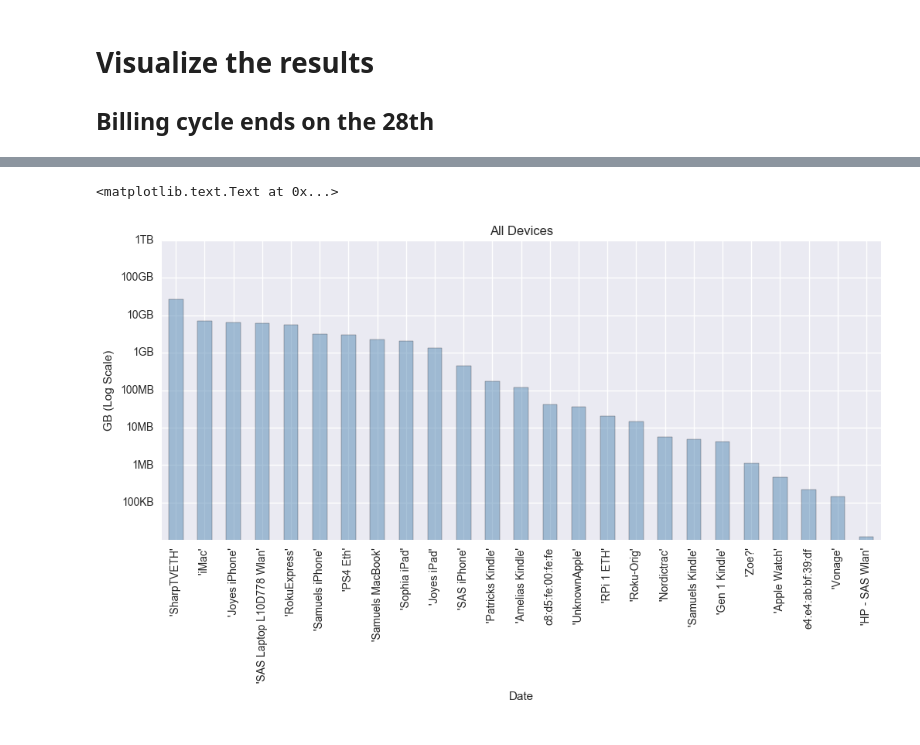
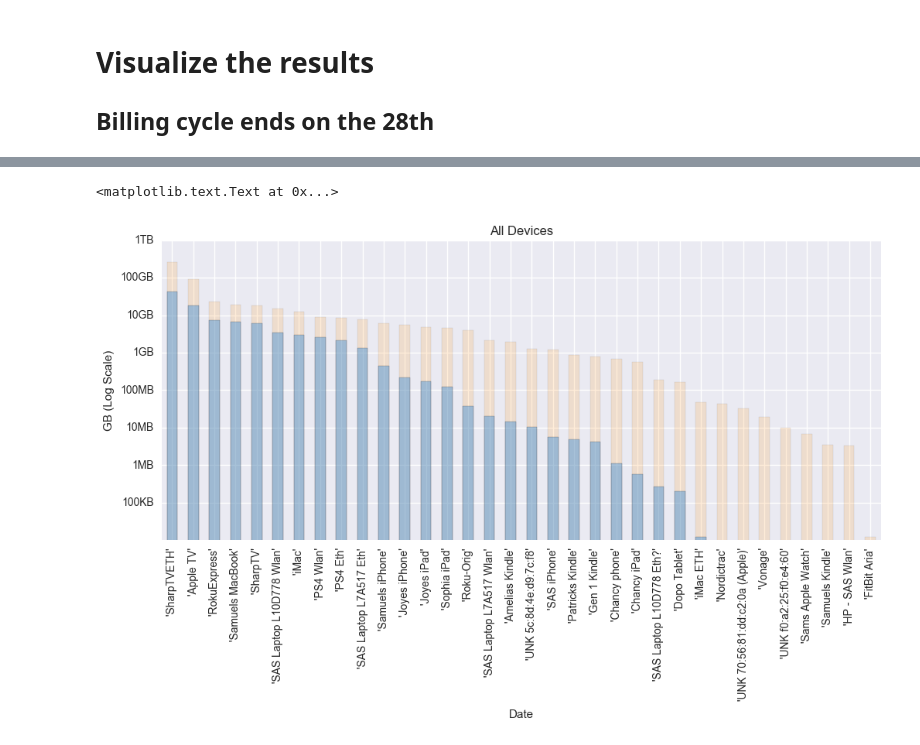
Before and after one commit to scoyote/Router-Tools, a Jupyter notebook: Parse Hourlyfile.ipynb, the cells around one changed output, grey strips where cells are left out. Saved outputs shown, nothing was run; the diff lists cells and outputs as text; code cells hidden in the pictures.

```diff
--- a/Parse Hourlyfile.ipynb
+++ b/Parse Hourlyfile.ipynb
@@ -158,23 +163,27 @@ calmap.yearplot(data=alldaily,year=2018,cmap='Greens',alpha=.55)
+# %%
+legacydf = pd.read_pickle('/Users/samuelcroker/Documents/routerdata/legacyDaily.p')
+final_legacy = legacydf.append(finaldf)
+legacy_month = legacydf.groupby(['devicename','month'])['totalGB'].sum().groupby(level=[0]).mean()
 # %%
 all_device = finaldf.groupby(['devicename'])['totalGB'].sum()
 recent_device = recent_df.groupby(['devicename'])['totalGB'].sum()
 tt = [0.0001,0.001,0.01,0.1,1,10,100,1000]
 tlab = ['100KB','1MB','10MB','100MB','1GB','10GB','100GB','1TB']
 
 pp0 = recent_device.sort_values(ascending=False).plot(kind='bar',color='dodgerblue',alpha=0.45,
             stacked=False, figsize=(12, 5),logy=True,yticks=tt)
 #overlay current billing cycle
-pp0 = all_device.sort_values(ascending=False).plot(kind='bar',color='darkorange',alpha=.15,
+pp0 = legacy_month.sort_values(ascending=False).plot(kind='bar',color='darkorange',alpha=.15,
             stacked=False, figsize=(12, 5),logy=True,yticks=tt)
 pp0.set_yscale = 'symlog'
 pp0.set_yticklabels(tlab)
 pp0.set_xlabel('Date')
 pp0.set_ylabel('GB (Log Scale)')
 pp0.set_title("All Devices")
 # Make a list
 # %% [output]
 <matplotlib.text.Text at 0x...>
-[figure, old version]
+[figure, new version]
 # %%
 devicedaily = recent_df.groupby(['dtstamp'])['totalGB'].sum()
 pp0 = devicedaily.plot(kind='bar',stacked=False, color='dodgerblue',alpha=0.25,figsize=(12, 5))
```
Also changed, not shown: parts of 8 cells of this notebook.
